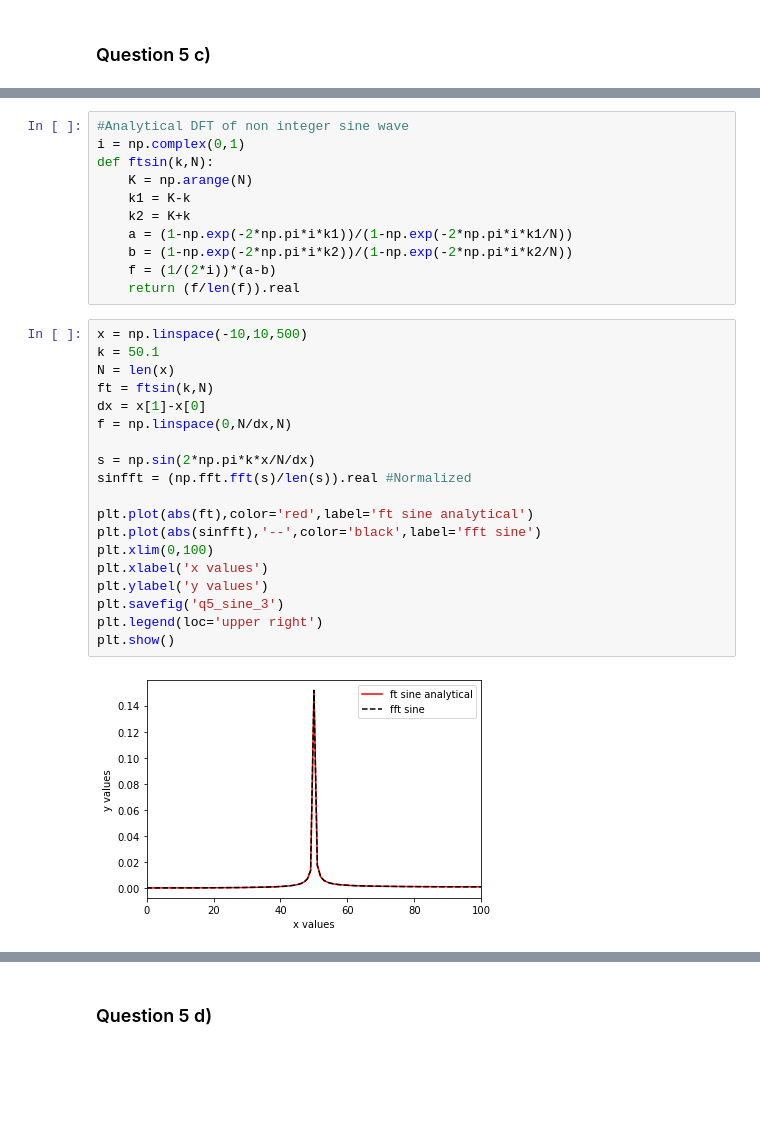
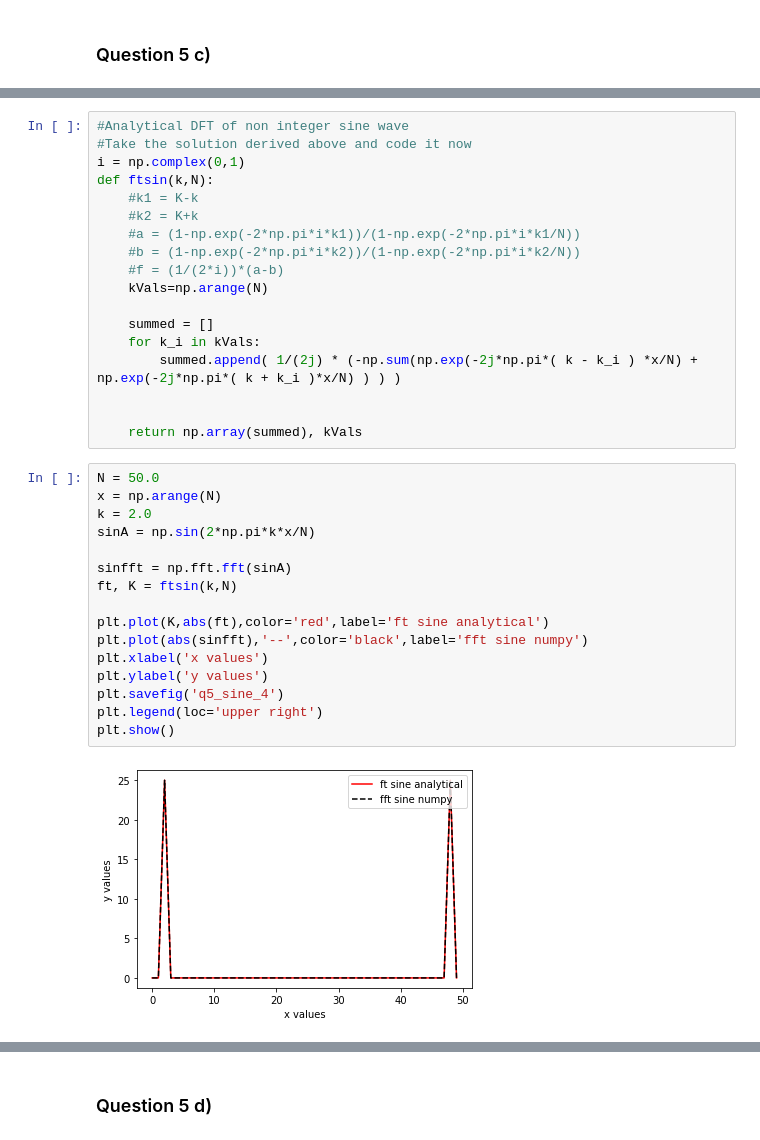
Before and after one commit to megancvitan/PHYS512-Computational-Physics, a Jupyter notebook: assignment_4/question_5.ipynb, the cells around one changed output, grey strips where cells are left out. Drawn from its saved outputs; the diff is of its cells as text; blank space fills up the shorter version.

```diff
--- a/assignment_4/question_5.ipynb
+++ b/assignment_4/question_5.ipynb
@@ -8,34 +68,38 @@ from scipy import signal
 # %%
 #Analytical DFT of non integer sine wave
+#Take the solution derived above and code it now
 i = np.complex(0,1)
 def ftsin(k,N):
-    K = np.arange(N)
-    k1 = K-k
-    k2 = K+k
-    a = (1-np.exp(-2*np.pi*i*k1))/(1-np.exp(-2*np.pi*i*k1/N))
-    b = (1-np.exp(-2*np.pi*i*k2))/(1-np.exp(-2*np.pi*i*k2/N))
-    f = (1/(2*i))*(a-b)
-    return (f/len(f)).real
+    #k1 = K-k
+    #k2 = K+k
+    #a = (1-np.exp(-2*np.pi*i*k1))/(1-np.exp(-2*np.pi*i*k1/N))
+    #b = (1-np.exp(-2*np.pi*i*k2))/(1-np.exp(-2*np.pi*i*k2/N))
+    #f = (1/(2*i))*(a-b)
+    kVals=np.arange(N)
+
+    summed = []
+    for k_i in kVals:
+        summed.append( 1/(2j) * (-np.sum(np.exp(-2j*np.pi*( k - k_i ) *x/N) + np.exp(-2j*np.pi*( k + k_i )*x/N) ) ) )
+
+
+    return np.array(summed), kVals
 # %%
-x = np.linspace(-10,10,500)
-k = 50.1
-N = len(x)
-ft = ftsin(k,N)
-dx = x[1]-x[0]
-f = np.linspace(0,N/dx,N)
+N = 50.0
+x = np.arange(N)
+k = 2.0
+sinA = np.sin(2*np.pi*k*x/N)
 
-s = np.sin(2*np.pi*k*x/N/dx)
-sinfft = (np.fft.fft(s)/len(s)).real #Normalized
+sinfft = np.fft.fft(sinA)
+ft, K = ftsin(k,N)
 
-plt.plot(abs(ft),color='red',label='ft sine analytical')
-plt.plot(abs(sinfft),'--',color='black',label='fft sine')
-plt.xlim(0,100)
+plt.plot(K,abs(ft),color='red',label='ft sine analytical')
+plt.plot(abs(sinfft),'--',color='black',label='fft sine numpy')
 plt.xlabel('x values')
 plt.ylabel('y values')
-plt.savefig('q5_sine_3')
+plt.savefig('q5_sine_4')
 plt.legend(loc='upper right')
 plt.show()
 # %% [output]
-[figure, old version]
+[figure, new version]
 # %%
 #Residuals
```
Also changed, not shown: parts of 12 cells of this notebook, 2 other files.
